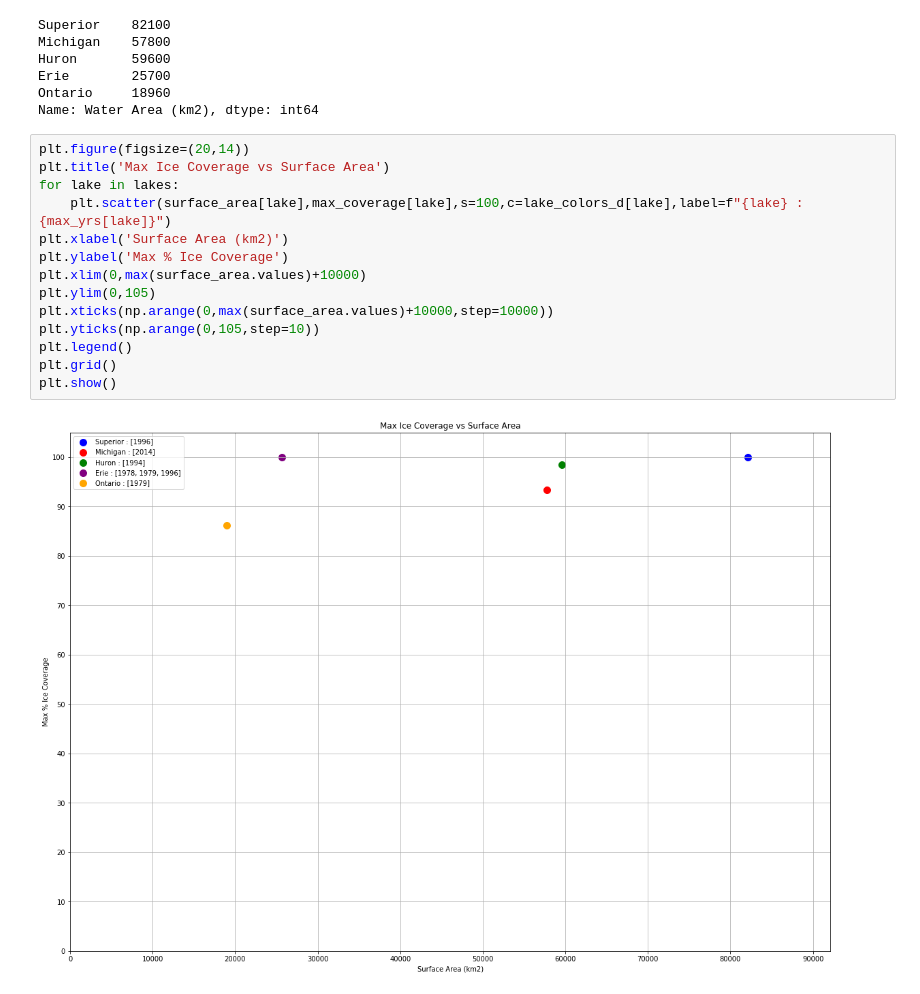
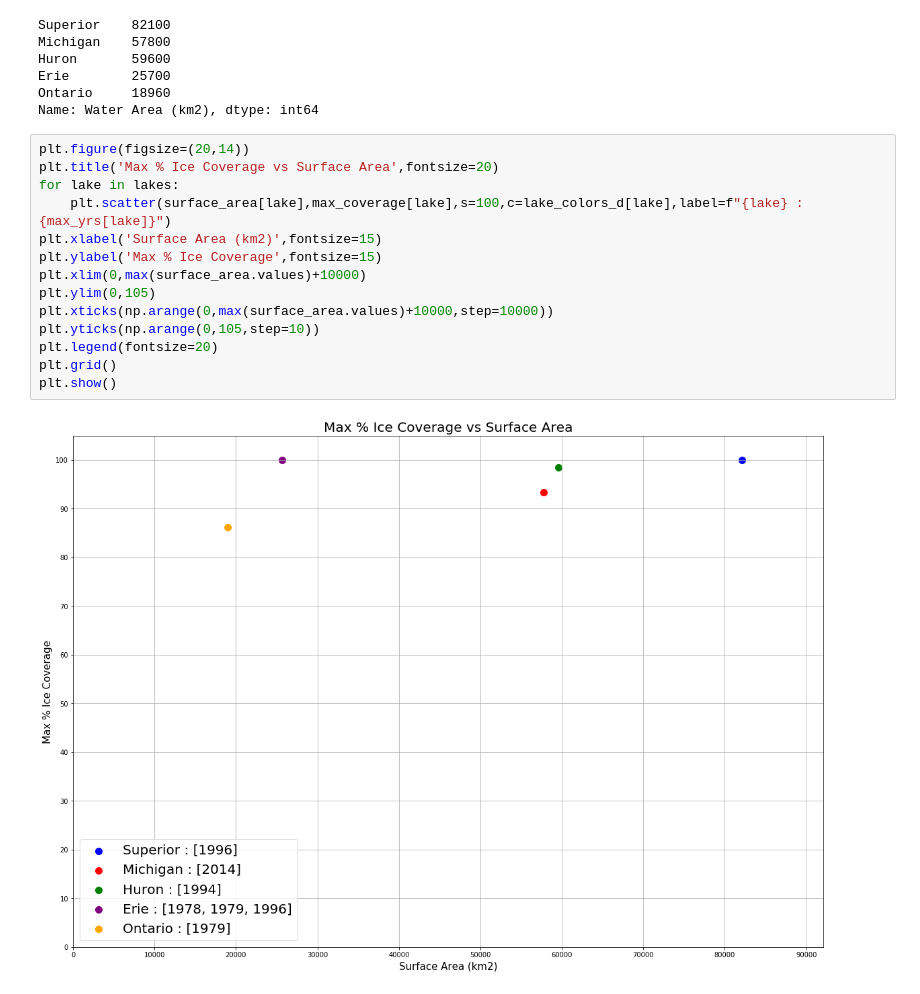
Before and after one commit to JansenKat/SMMBBGKJ-TTH-Prj1, a Jupyter notebook: notebooks/SAvsMaxCov.ipynb, the cells around one changed output. Drawn from its saved outputs; the diff is of its cells as text.

```diff
--- a/notebooks/SAvsMaxCov.ipynb
+++ b/notebooks/SAvsMaxCov.ipynb
@@ -72,17 +72,17 @@ Ontario     18960
 Name: Water Area (km2), dtype: int64
 # %%
 plt.figure(figsize=(20,14))
-plt.title('Max Ice Coverage vs Surface Area')
+plt.title('Max % Ice Coverage vs Surface Area',fontsize=20)
 for lake in lakes:
     plt.scatter(surface_area[lake],max_coverage[lake],s=100,c=lake_colors_d[lake],label=f"{lake} : {max_yrs[lake]}")
-plt.xlabel('Surface Area (km2)')
-plt.ylabel('Max % Ice Coverage')
+plt.xlabel('Surface Area (km2)',fontsize=15)
+plt.ylabel('Max % Ice Coverage',fontsize=15)
 plt.xlim(0,max(surface_area.values)+10000)
 plt.ylim(0,105)
 plt.xticks(np.arange(0,max(surface_area.values)+10000,step=10000))
 plt.yticks(np.arange(0,105,step=10))
-plt.legend()
+plt.legend(fontsize=20)
 plt.grid()
 plt.show()
 # %% [output]
-[figure, old version]
+[figure, new version]
```
Also changed, not shown: 1 other file.
